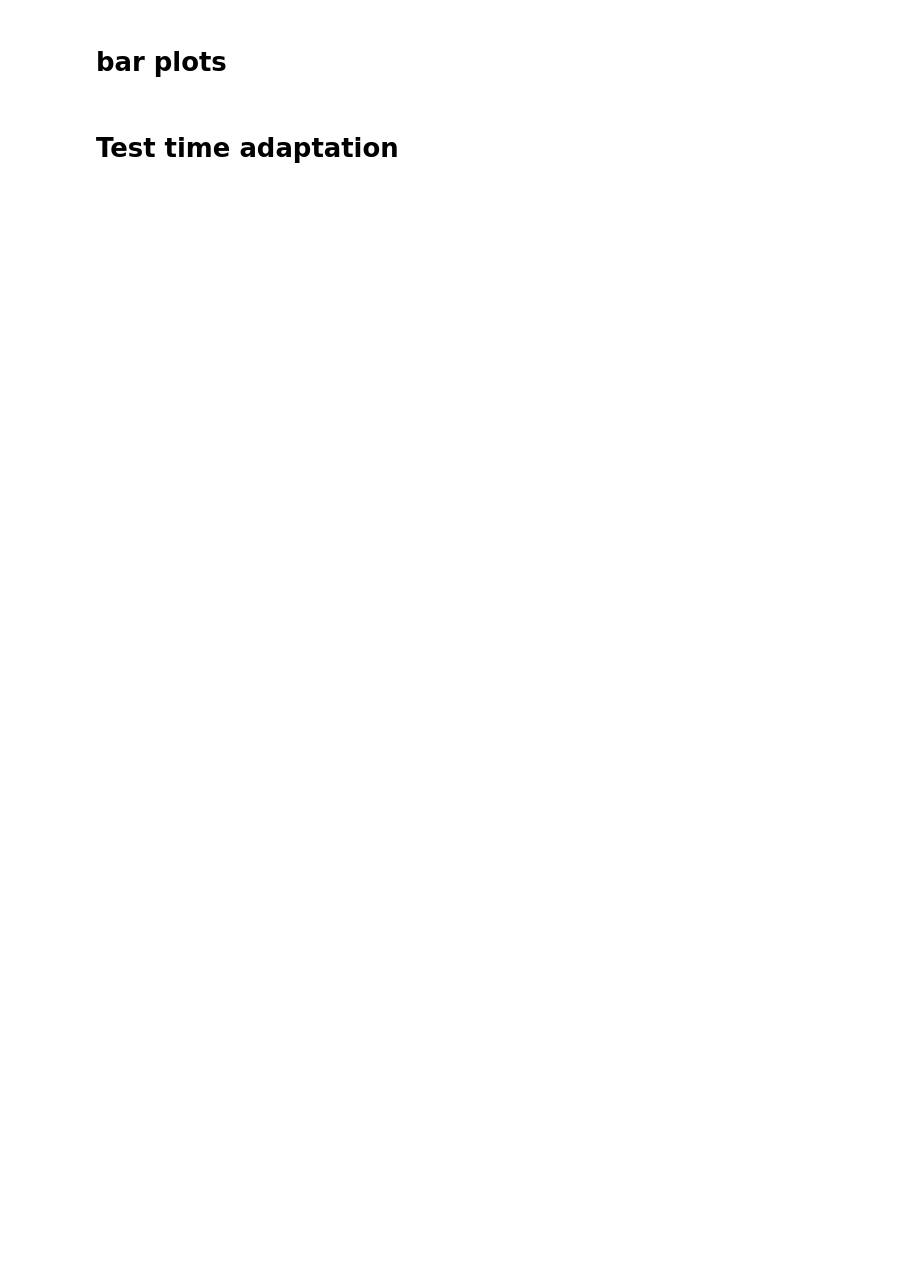
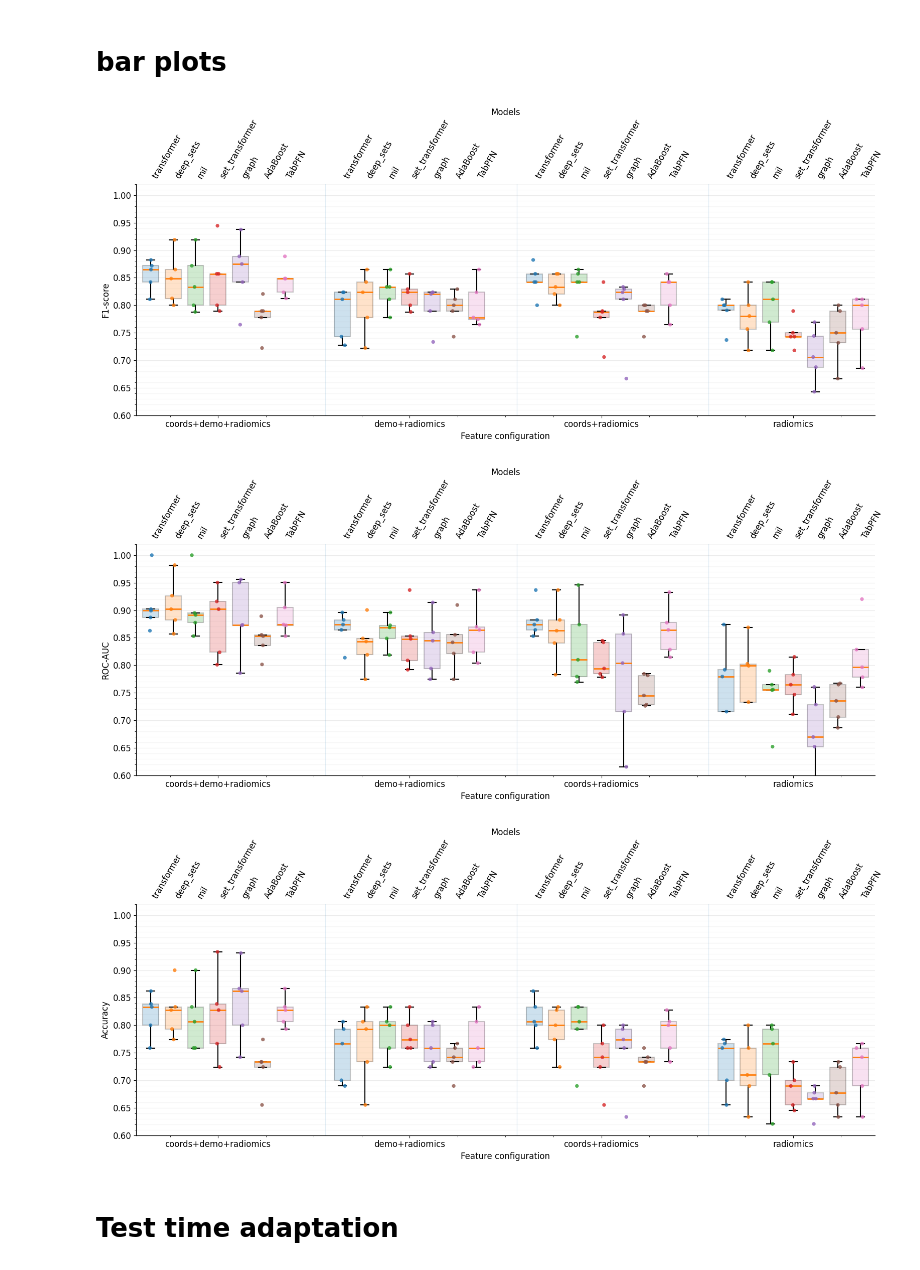
Before and after one commit to rezakarimzadeh/DeepRadiomics, a Jupyter notebook: notebooks/tables rebuttal.ipynb, the cells around one changed output. Saved outputs shown, nothing was run; the diff lists cells and outputs as text; code cells hidden in the pictures; blank space fills up the shorter version.

```diff
--- a/notebooks/tables rebuttal.ipynb
+++ b/notebooks/tables rebuttal.ipynb
@@ -529,6 +726,9 @@ def build_metric_by_config_from_json(
                 folder_name = f"{method}_coords_radiomics"
             else:
                 folder_name = f"{method}_radiomics"
+            # rebuttal results
+            if method == "ml_models":
+                folder_name = f"Rebuttal/{folder_name}"
 
             for i in range(5):
                 fold_path = Path(results_dir) / folder_name / f"fold_{i}" / f"{file_name}_{i}.json"
@@ -681,33 +881,37 @@ def plot_grouped_metric_boxplots(
 
     fig.tight_layout()
 
     if savepath is not None:
         fig.savefig(savepath, dpi=dpi, bbox_inches="tight")
 
     plt.show()
 
 vals = build_metric_by_config_from_json(
     results_dir="../Results",
     methods_list=models,
     metric_key="f1_score",
     ml_models=("AdaBoost", "TabPFN"),
 )
 plot_grouped_metric_boxplots(vals, metric_name="F1-score", ylim=(0.6, 1.02), savepath="figures/f1_score_boxplot_center1.png")
 
 vals = build_metric_by_config_from_json(
     results_dir="../Results",
     methods_list=models,
     metric_key="roc_auc",
     ml_models=("AdaBoost", "TabPFN"),
 )
 plot_grouped_metric_boxplots(vals, metric_name="ROC-AUC", ylim=(0.6, 1.02), savepath="figures/roc_auc_boxplot_center1.png")
 vals = build_metric_by_config_from_json(
     results_dir="../Results",
     methods_list=models,
     metric_key="accuracy",
     ml_models=("AdaBoost", "TabPFN"),
 )
 plot_grouped_metric_boxplots(vals, metric_name="Accuracy", ylim=(0.6, 1.02), savepath="figures/accuracy_boxplot_center1.png")
+# %% [output]
+[figure, added]
+[figure, added]
+[figure, added]
 # %% [markdown]
 # Test time adaptation
 # %%
```
Also changed, not shown: parts of 15 cells of this notebook, 5 other files.
